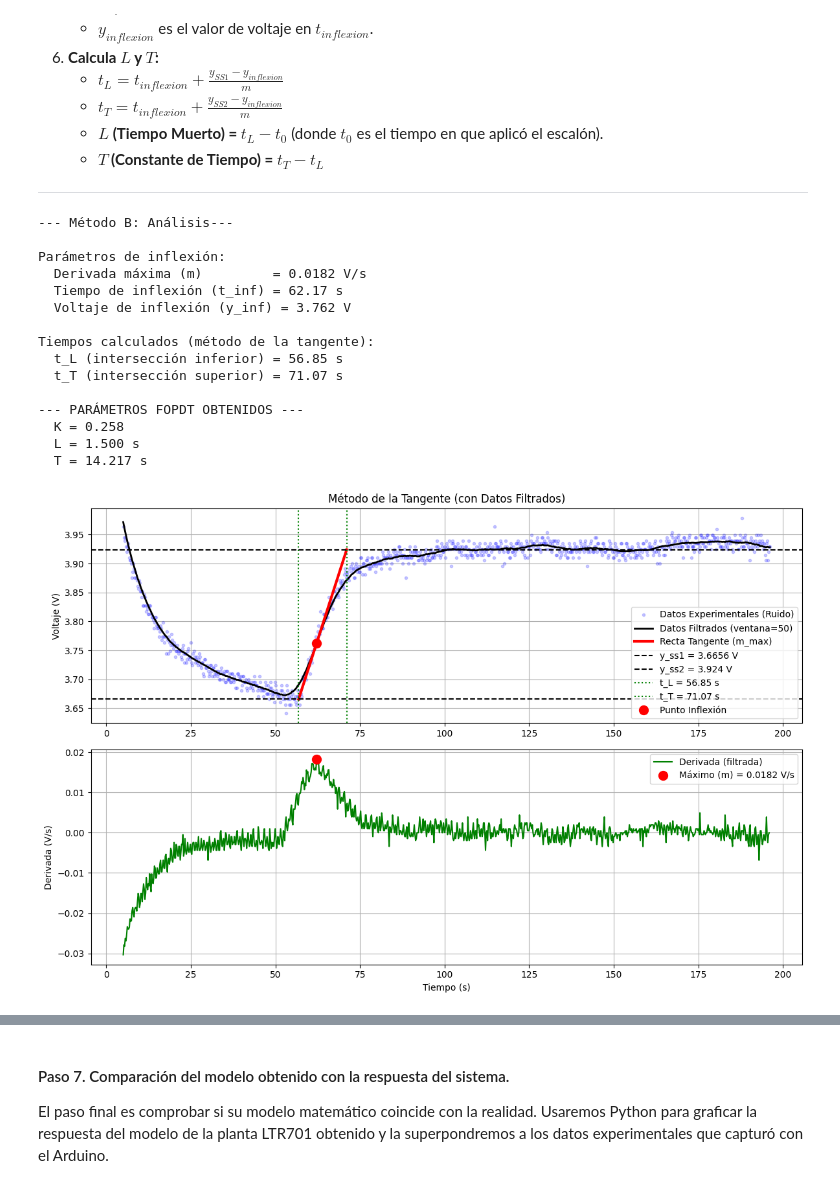
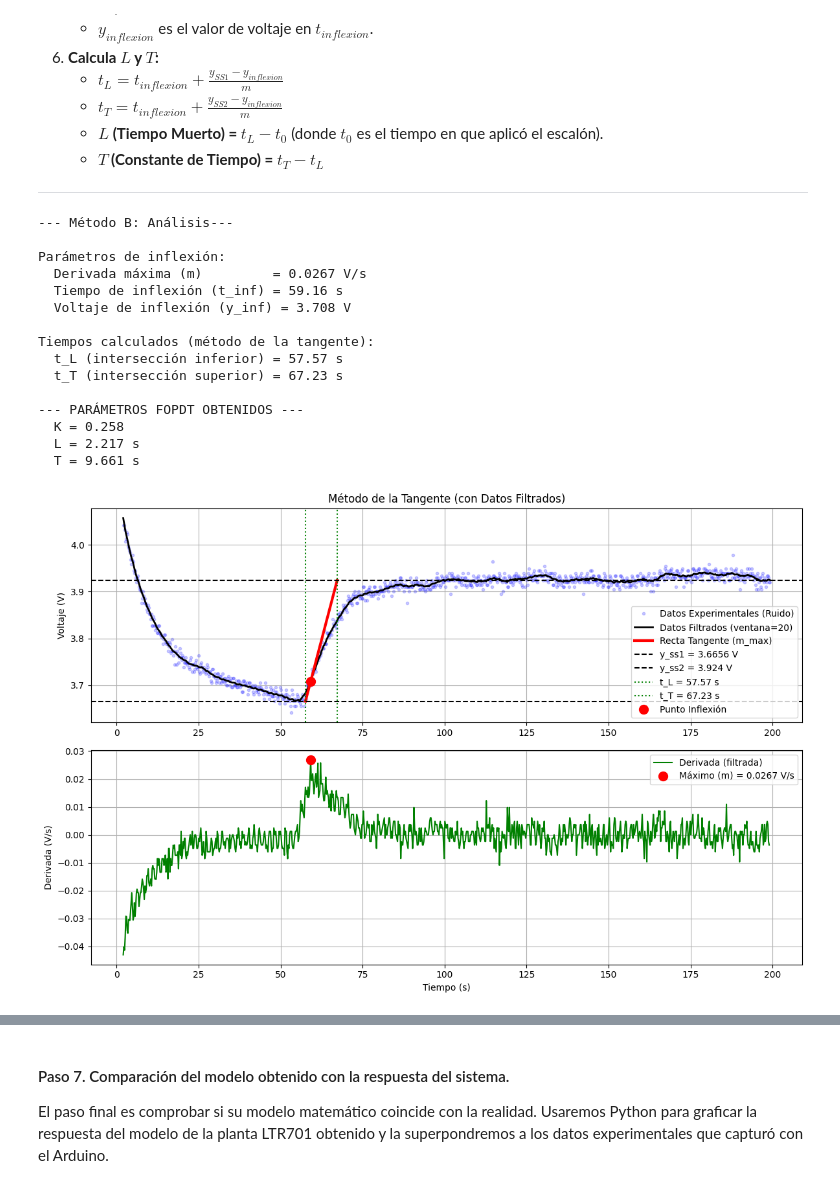
Before and after one commit to MarowlAndrval/control-clasico, a Jupyter notebook: practicas/P_3_01_Modelado_sistema_LTR701.ipynb, the cells around one changed output, grey strips where cells are left out. Drawn from its saved outputs; the diff is of its cells as text; code cells hidden in the pictures.

```diff
--- a/practicas/P_3_01_Modelado_sistema_LTR701.ipynb
+++ b/practicas/P_3_01_Modelado_sistema_LTR701.ipynb
@@ -217,7 +217,7 @@ delta_u = 1.0    # Cambio en la entrada.
 t_0 = 55.35      # Nota: Convertir el valor de ms a segundos.
 
 # --- Ventana del filtro  (Puedes ajustar este valor si es necesario, 5 o 7 es un buen inicio) ---
-window_size = 50
+window_size = 20
 
 
 try:
@@ -324,41 +324,41 @@ try:
     ax1.grid(True)
 
     # Gráfica 2: Derivada
     ax2 = plt.subplot(2, 1, 2, sharex=ax1)
     ax2.plot(t_derivada, derivada, 'g-', label='Derivada (filtrada)')
     ax2.plot(t_inflexion, m, 'ro', markersize=10, label=f'Máximo (m) = {m:.4f} V/s')
     ax2.set_xlabel('Tiempo (s)')
     ax2.set_ylabel('Derivada (V/s)')
     ax2.legend()
     ax2.grid(True)
 
     plt.tight_layout()
     plt.show()
 
 
 except FileNotFoundError:
     print(f"Error: No se encontró el archivo '{nombre_archivo}'")
     print("Por favor, asegúrese que el archivo .txt está en la misma carpeta que el script.")
 
 except Exception as e:
     print(f"Ha ocurrido un error inesperado: {e}")
 # %% [output]
 --- Método B: Análisis---
 
 Parámetros de inflexión:
-  Derivada máxima (m)         = 0.0182 V/s
-  Tiempo de inflexión (t_inf) = 62.17 s
-  Voltaje de inflexión (y_inf) = 3.762 V
+  Derivada máxima (m)         = 0.0267 V/s
+  Tiempo de inflexión (t_inf) = 59.16 s
+  Voltaje de inflexión (y_inf) = 3.708 V
 
 Tiempos calculados (método de la tangente):
-  t_L (intersección inferior) = 56.85 s
-  t_T (intersección superior) = 71.07 s
+  t_L (intersección inferior) = 57.57 s
+  t_T (intersección superior) = 67.23 s
 
 --- PARÁMETROS FOPDT OBTENIDOS ---
   K = 0.258
-  L = 1.500 s
-  T = 14.217 s
+  L = 2.217 s
+  T = 9.661 s
-[figure, old version]
+[figure, new version]
 # %% [markdown]
 #### Paso 6. Obtención de la Función de Transferencia.
 
```
Also changed, not shown: parts of 2 cells of this notebook.
